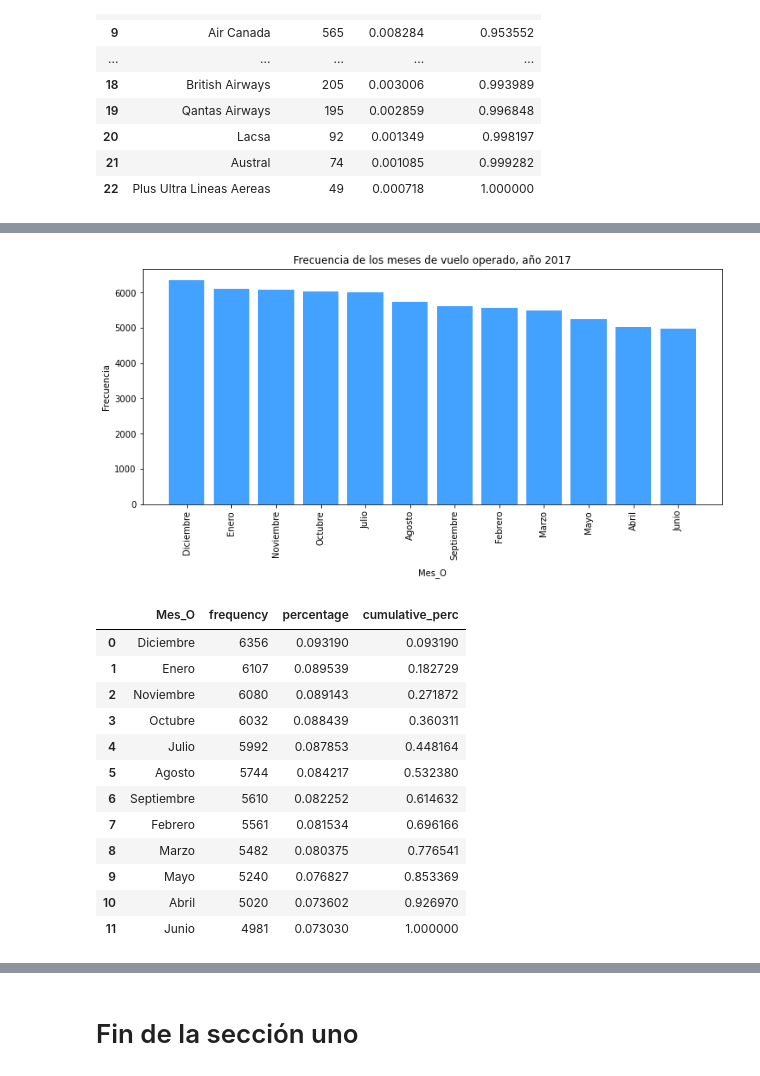
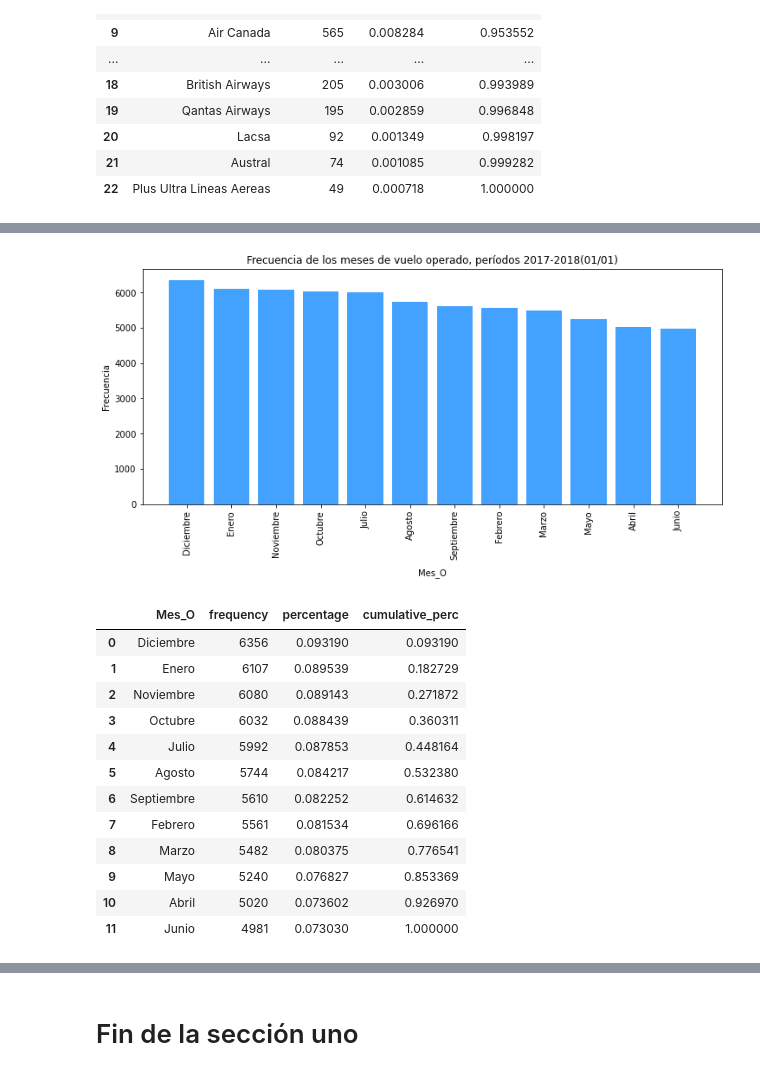
Before and after one commit to ignacialoyfra/ChallengeDataScientist-Ignacia-Loyola, a Jupyter notebook: solution.ipynb, the cells around one changed output, grey strips where cells are left out. Cells and saved outputs as stored; diff of their text form; code cells hidden in the pictures.

```diff
--- a/solution.ipynb
+++ b/solution.ipynb
@@ -484,18 +495,18 @@ destinos_O
 # %%
 # Para efectos de visualización, se reescriben los valores de la columna MES
 df['Mes_O'] = Meses(df,'MES')
 df = df.drop(['MES'], axis = 1)
 meses_O = freq_tbl(df['Mes_O'])
 plt.figure(figsize=(12,5))
 plt.bar(meses_O['Mes_O'],meses_O['frequency'], color = '#43a2ff')
 plt.xticks(rotation = 90)
 plt.xlabel('Mes_O', labelpad=10)
 plt.ylabel('Frecuencia')
-plt.title('Frecuencia de los meses de vuelo operado, año 2017')
+plt.title('Frecuencia de los meses de vuelo operado, períodos 2017-2018(01/01)')
 plt.show()
 meses_O
 # %% [output]
-[figure, old version]
+[figure, new version]
 |  | Mes_O | frequency | percentage | cumulative_perc |
 | 0 | Diciembre | 6356 | 0.093190 | 0.093190 |
 | 1 | Enero | 6107 | 0.089539 | 0.182729 |
```
Also changed, not shown: parts of 16 cells of this notebook.
